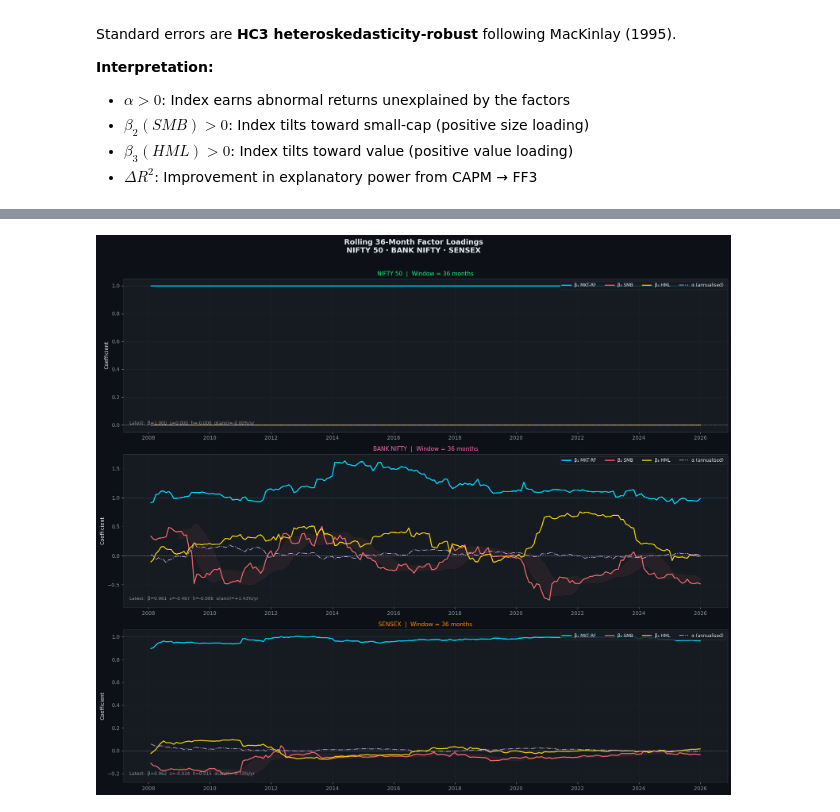
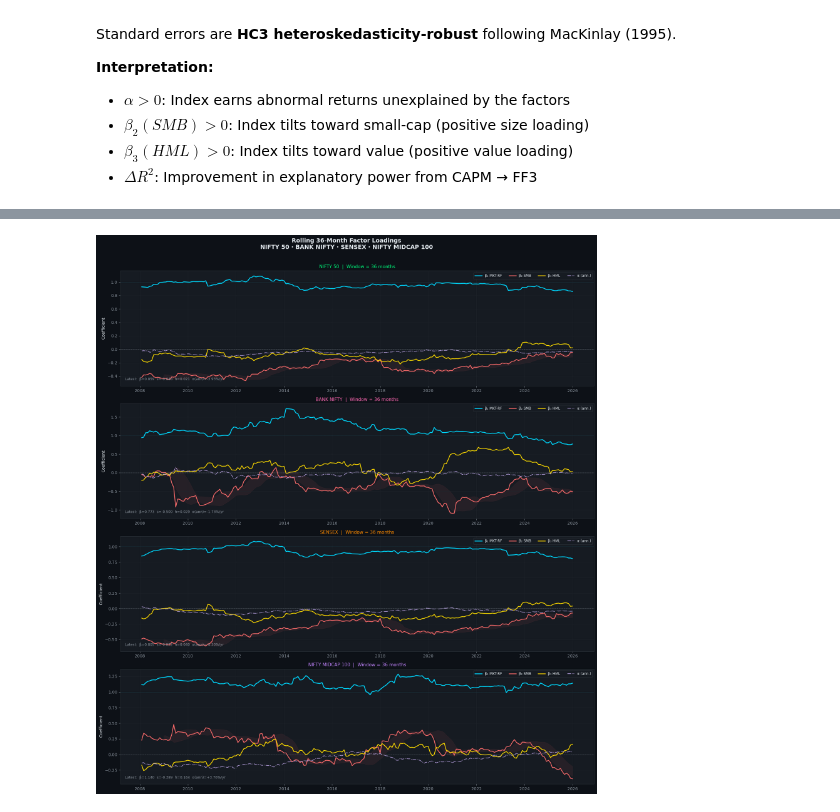
Before and after one commit to JodhwaniMadhur/Quant-Projects, a Jupyter notebook: 3 Factor Model/code.ipynb, the cells around one changed output, grey strips where cells are left out. Saved outputs shown, nothing was run; the diff lists cells and outputs as text; code cells hidden in the pictures.

```diff
--- a/3 Factor Model/code.ipynb
+++ b/3 Factor Model/code.ipynb
@@ -77,6 +79,7 @@ C = {
     'nifty'     : '#00FF7F',   # Spring green
     'banknifty' : '#FF69B4',   # Hot pink
     'sensex'    : '#FF8C00',   # Dark orange
+    'midcap'    : '#C084FC',   # Violet  ← NIFTY Midcap 100
     'alpha'     : '#B19CD9',   # Lavender
     'pos'       : '#2EA043',   # Green
     'neg'       : '#F85149',   # Red
@@ -132,27 +138,35 @@ def monthly_returns(df, col='close'):
 nifty_m     = monthly_returns(nifty).loc[START:END]
 banknifty_m = monthly_returns(banknifty).loc[START:END]
 sensex_m    = monthly_returns(sensex).loc[START:END]
+midcap_m    = monthly_returns(midcap).loc[START:END]
 
 # Stock returns matrix
 stock_ret = {}
 for t, df in stocks.items():
     r = monthly_returns(df).loc[START:END]
-    if len(r) > 60:   # at least 5 years of data
+    if len(r) > 60:
         stock_ret[t] = r
 
 returns_df = pd.DataFrame(stock_ret)
 
-# ── Market factor: NIFTY excess return ───────────────────────────────────────
-mkt_rf = (nifty_m - RF_MONTHLY)
+# ── Market factor: Equal-weighted Nifty50 universe ────────────────────────────
+# Using NIFTY as market factor is circular (β=1, R²=1 trivially).
+# EW portfolio of constituent stocks is a proper market proxy.
+ew_market  = returns_df.mean(axis=1).loc[START:END]
+mkt_rf     = (ew_market - RF_MONTHLY)
 mkt_rf.name = 'MKT-RF'
 
 print(f'✓ Returns matrix: {returns_df.shape[0]} months × {returns_df.shape[1]} stocks')
 print(f'  Analysis period: {returns_df.index[0].date()} → {returns_df.index[-1].date()}')
 print(f'  Risk-free rate:  {RF_MONTHLY*100:.4f}% / month  ({RF_ANNUAL*100:.1f}% / year)')
-print(f'\nMarket Factor (MKT-RF):')
+print(f'  Market proxy:    EW portfolio of {returns_df.shape[1]} stocks')
+print(f'  NIFTY Midcap obs: {len(midcap_m)} months')
+print(f'\nMarket Factor (MKT-RF — EW Portfolio):')
 print(f'  Annualized mean : {mkt_rf.mean()*12:+.2%}')
 print(f'  Annualized vol  : {mkt_rf.std()*np.sqrt(12):.2%}')
 print(f'  Sharpe ratio    : {mkt_rf.mean()/mkt_rf.std()*np.sqrt(12):.3f}')
+print(f'  Corr w/ NIFTY   : {mkt_rf.corr(nifty_m - RF_MONTHLY):.4f}')
+print(f'  Corr w/ MIDCAP  : {mkt_rf.corr(midcap_m - RF_MONTHLY):.4f}')
 # %% [output]
 ✓ Returns matrix: 252 months × 49 stocks
   Analysis period: 2005-01-31 → 2025-12-31
@@ -815,46 +814,40 @@ Computing rolling 36-month regressions...
 # %%
-# ── Figure 6: Rolling Factor Loadings (β, s, h) ───────────────────────────────
-fig, axes = plt.subplots(3, 1, figsize=(17, 15))
+# ── Figure 6: Rolling 36-Month Factor Loadings (4 indices) ───────────────────
+fig, axes = plt.subplots(4, 1, figsize=(17, 19))
 fig.suptitle(f'Rolling {WINDOW}-Month Factor Loadings\n'
-             'NIFTY 50 · BANK NIFTY · SENSEX',
+             'NIFTY 50 · BANK NIFTY · SENSEX · NIFTY MIDCAP 100',
              fontsize=14, fontweight='bold', y=0.99)
-
-idx_color_list  = [C['nifty'], C['banknifty'], C['sensex']]
-idx_names_list  = ['NIFTY 50', 'BANK NIFTY', 'SENSEX']
 
 for ax, idx_name, idx_color in zip(axes, idx_names_list, idx_color_list):
     df = rolling[idx_name]
 
-    ax.plot(df.index, df['beta'], color=C['mkt'], linewidth=2.0, label='β₁ MKT-RF')
-    ax.plot(df.index, df['smb'],  color=C['smb'], linewidth=1.8, label='β₂ SMB')
-    ax.plot(df.index, df['hml'],  color=C['hml'], linewidth=1.8, label='β₃ HML')
-    ax.plot(df.index, df['alpha'] * 12, color=C['alpha'],
-            linewidth=1.4, linestyle='-.', label='α (annualised)')
+    ax.plot(df.index, df['beta'],        color=C['mkt'],   linewidth=2.0, label='β₁ MKT-RF')
+    ax.plot(df.index, df['smb'],         color=C['smb'],   linewidth=1.8, label='β₂ SMB')
+    ax.plot(df.index, df['hml'],         color=C['hml'],   linewidth=1.8, label='β₃ HML')
+    ax.plot(df.index, df['alpha'] * 12,  color=C['alpha'], linewidth=1.4, linestyle='-.', label='α (ann.)')
 
-    ax.axhline(0, color=MUTED, linewidth=0.8, linestyle='--', alpha=0.7)
-    ax.axhline(1, color=C['mkt'], linewidth=0.5, linestyle=':', alpha=0.4)
+    ax.axhline(0, color=MUTED,     linewidth=0.8, linestyle='--', alpha=0.7)
+    ax.axhline(1, color=C['mkt'],  linewidth=0.5, linestyle=':',  alpha=0.4)
 
-    # Add rolling mean lines
-    ax.fill_between(df.index, df['smb'].rolling(12).mean() - df['smb'].rolling(12).std(),
-                               df['smb'].rolling(12).mean() + df['smb'].rolling(12).std(),
+    ax.fill_between(df.index,
+                    df['smb'].rolling(12).mean() - df['smb'].rolling(12).std(),
+                    df['smb'].rolling(12).mean() + df['smb'].rolling(12).std(),
                     alpha=0.07, color=C['smb'])
 
-    ax.set_title(f'{idx_name}  |  Window = {WINDOW} months',
-                 fontsize=11, color=idx_color)
+    ax.set_title(f'{idx_name}  |  Window = {WINDOW} months', fontsize=11, color=idx_color)
     ax.set_ylabel('Coefficient')
     ax.legend(loc='upper right', ncol=4, fontsize=8.5)
     ax.grid(True)
 
-    # Annotate latest values
     latest = df.iloc[-1]
-    info = (f"Latest:  β={latest['beta']:.3f}  s={latest['smb']:.3f}  "
-            f"h={latest['hml']:.3f}  α(ann)={latest['alpha']*12*100:+.2f}%/yr")
-    ax.text(0.01, 0.04, info, transform=ax.transAxes,
-            fontsize=8.5, color=MUTED, va='bottom')
+    ax.text(0.01, 0.04,
+            f"Latest:  β={latest['beta']:.3f}  s={latest['smb']:.3f}  "
+            f"h={latest['hml']:.3f}  α(ann)={latest['alpha']*12*100:+.2f}%/yr",
+            transform=ax.transAxes, fontsize=8.5, color=MUTED, va='bottom')
 
 plt.tight_layout(rect=[0, 0, 1, 0.98])
 plt.savefig('fig6_rolling_betas.png', dpi=150, bbox_inches='tight', facecolor=BG)
 plt.show()
 # %% [output]
-[figure, old version]
+[figure, new version]
 # %%
```
Also changed, not shown: parts of 18 cells of this notebook, 2 other files.
